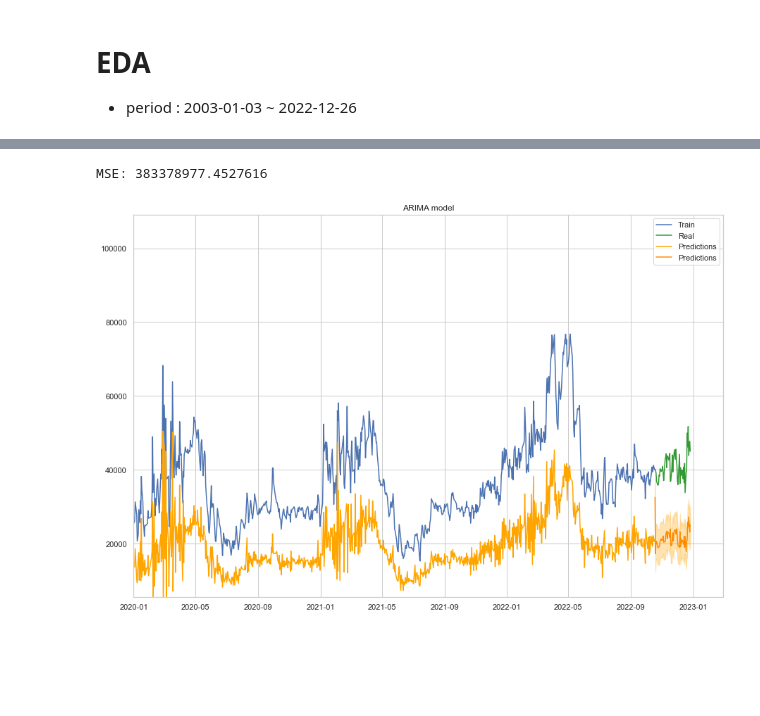
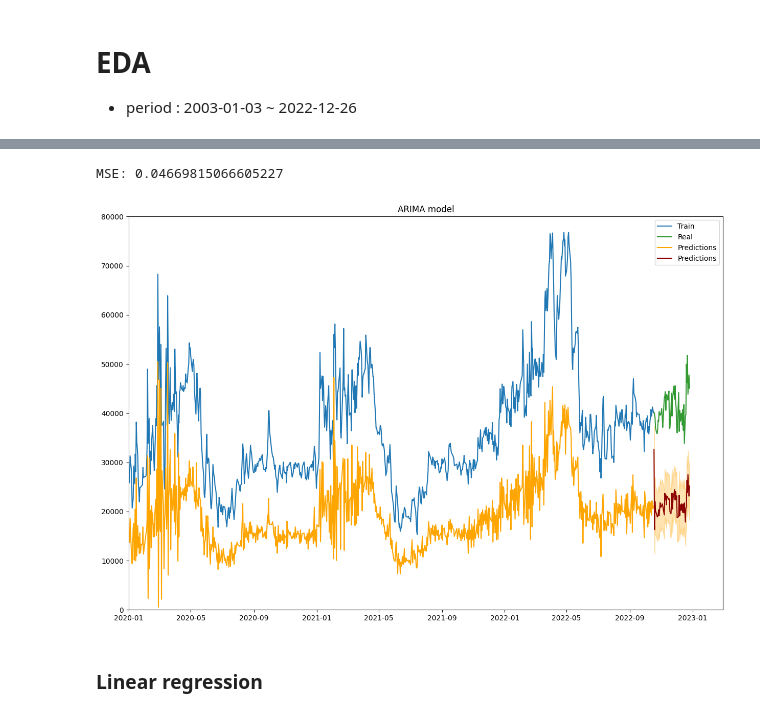
Before and after one commit to hsojne/DevCourse, a Jupyter notebook: EDA.ipynb, the cells around one changed output, grey strips where cells are left out. Saved outputs shown, nothing was run; the diff lists cells and outputs as text; code cells hidden in the pictures; blank space fills up the shorter version.

```diff
--- a/EDA.ipynb
+++ b/EDA.ipynb
@@ -23,12 +24,16 @@ Index(['DATE', 'avg_price', 'pre_day_price', 'pre_year_price',
       dtype='object')
+# %%
+#drop the columns that are not needed
+
+new_data = df.drop(["pre_day_price", "pre_year_price", "pre_7day_price"], axis=1)
 # %%
 # plot all columns in 5x5 grid
-fig, axes = plt.subplots(5, 5, figsize=(20, 20))
+fig, axes = plt.subplots(3, 6, figsize=(40, 20))
 axes = axes.flatten()
 
-for i, col in enumerate(df.columns):
-    axes[i].plot(df["DATE"], df[col], linewidth=0.8)
-    axes[i].set_title(col)
+for i, col in enumerate(new_data.columns):
+    axes[i].plot(new_data["DATE"], new_data[col], linewidth=0.8, color="#3D5138")
+    axes[i].set_title(col, fontsize=30)
 
 plt.tight_layout()
 plt.show()
@@ -37,11 +52,11 @@ plt.show()
 # %%
 # plot histograms of all columns
-fig, axes = plt.subplots(5, 5, figsize=(20, 20))
+fig, axes = plt.subplots(3, 6, figsize=(40, 20))
 axes = axes.flatten()
 
-for i, col in enumerate(df.columns):
-    sns.histplot(df[col], ax=axes[i], kde=True)
-    axes[i].set_title(col)
+for i, col in enumerate(new_data.columns):
+    sns.histplot(new_data[col], ax=axes[i], kde=True, color="#3D5138")
+    axes[i].set_title(col, fontsize=30)
 
 plt.tight_layout()
 plt.show()
@@ -163,7 +191,7 @@ from statsmodels.tsa.arima.model import ARIMA
 train = df["avg_price"].iloc[:-60]
 
 # test set
-test = test = df["avg_price"].iloc[-60:]
+test = df["avg_price"].iloc[-60:]
 
 # fit the ARIMA model
 model = ARIMA(train, order=(1, 1, 1))
@@ -192,11 +220,16 @@ plt.plot(preds, label="Predictions")
 plt.legend()
 plt.show()
 
-# evaluate the model
+# evaluate the model by minimizing the mean squared error
 from sklearn.metrics import mean_squared_error
+from sklearn.preprocessing import minmax_scale
 
-mse = mean_squared_error(train, preds)
-print("MSE:", mse)
+# scale the data
+train_scaled = minmax_scale(train)
+preds_scale = minmax_scale(preds)
+
+arime_mse = mean_squared_error(train_scaled, preds_scale)
+print("MSE:", arime_mse)
 
 # plot the residuals
 plt.figure(figsize=(15, 5))
@@ -211,35 +242,43 @@ MSE: 215746072.1153923
 # test the model
 real = df["avg_price"].iloc[-60:]
 
 y_pred = []
 for i in range(len(test)):
     pred = phi * test[i-1] + sigma * residuals[i-1] + residuals[i]
     y_pred.append(pred)
 
 # dataframe with index as test data index
 y_pred = pd.Series(y_pred, index=test.index)
 
 # confidence intervals by y_pred +- 1.96 * sigma
 sigma_test = sqrt(y_pred.var())
 lower = y_pred - 1.96 * sigma_test
 upper = y_pred + 1.96 * sigma_test
 
 # evaluate the model
-mse = mean_squared_error(real, y_pred)
+# scale the data
+real_scaled = minmax_scale(real)
+y_pred_scaled = minmax_scale(y_pred)
+
+mse = mean_squared_error(real_scaled, y_pred_scaled)
 print("MSE:", mse)
 
 # plot the predictions
 plt.figure(figsize=(15, 10))
 plt.plot(train, label="Train")
 plt.plot(real, label="Real", color="green", alpha=0.8)
 plt.plot(preds, label="Predictions", color="orange")
-plt.plot(y_pred, label="Predictions", color="darkorange")
+plt.plot(y_pred, label="Predictions", color="darkred")
 plt.fill_between(y_pred.index, lower, upper, color="orange", alpha=0.3)
 plt.title("ARIMA model")
 plt.xlim("2020-01-01", "2023-03-01")
-plt.ylim(min(train), max(train) - 20000)
+plt.ylim(0, 80000)
 plt.legend()
 plt.show()
+
+arima_mes = mse
 # %% [output]
-MSE: 383378977.4527616
+MSE: 0.04669815066605227
-[figure, old version]
+[figure, new version]
+# %% [markdown]
+###  Linear regression
```
Also changed, not shown: parts of 34 cells of this notebook.
